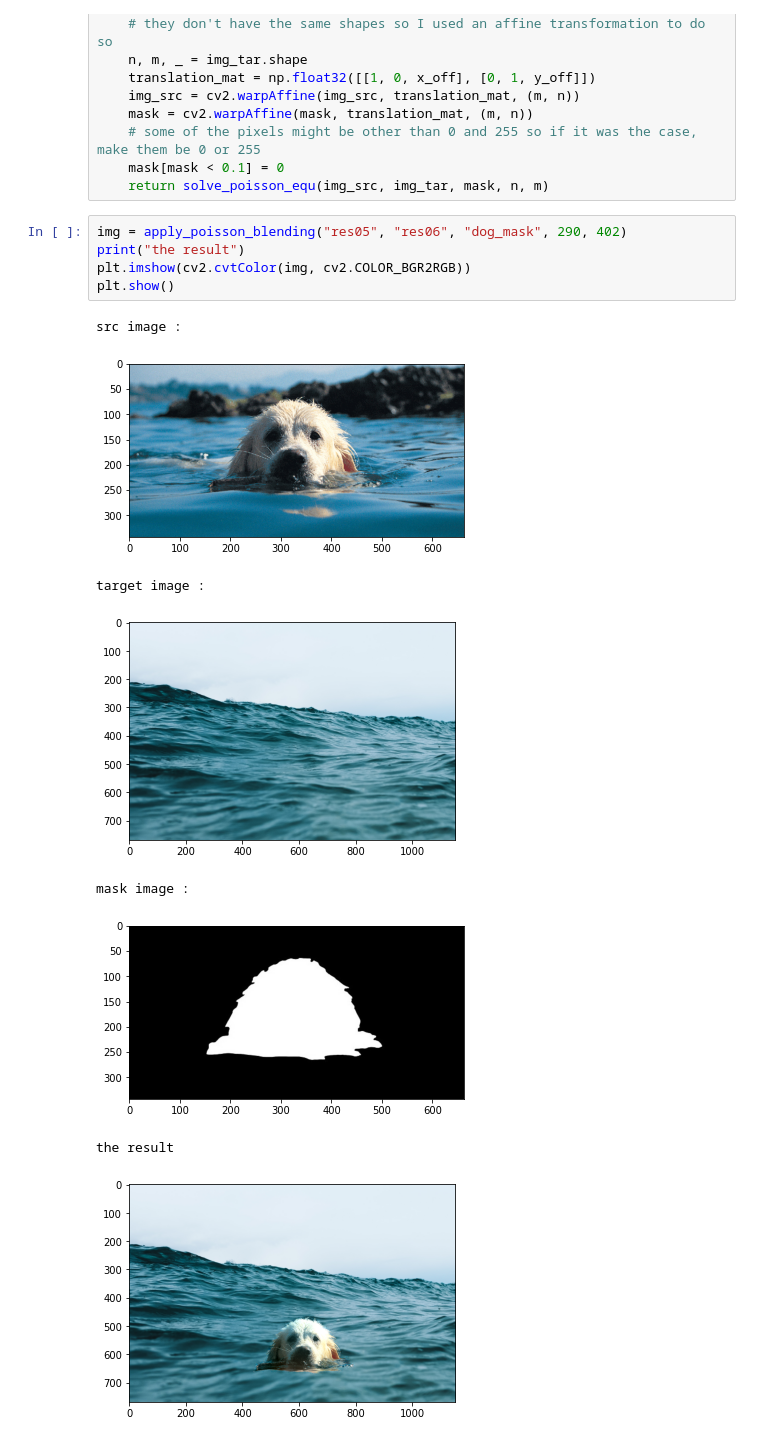
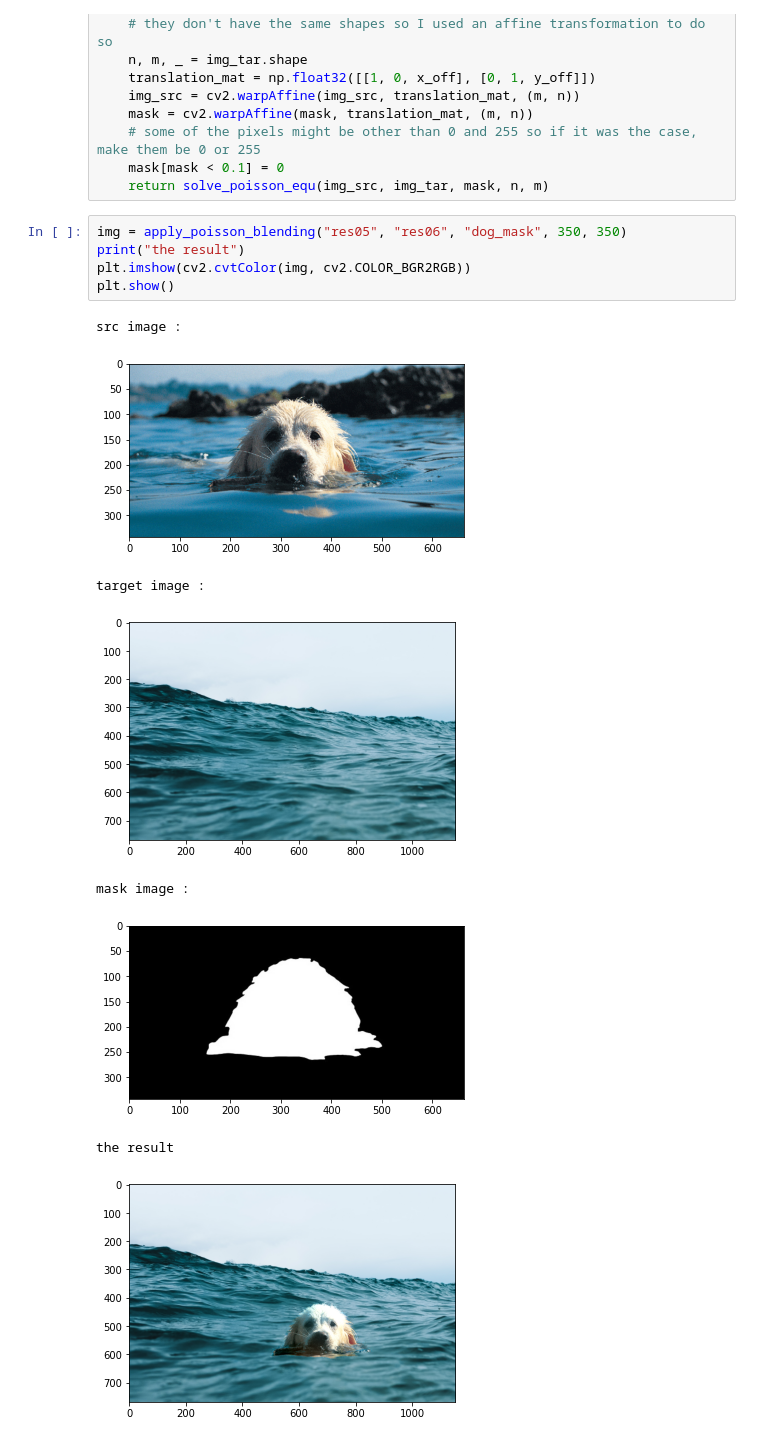
Before and after one commit to Lachin7/Image_Processing_Course, a Jupyter notebook: hw5/questions/q2.ipynb, the cells around one changed output. Cells and saved outputs as stored; diff of their text form.

```diff
--- a/hw5/questions/q2.ipynb
+++ b/hw5/questions/q2.ipynb
@@ -79,16 +79,16 @@ def apply_poisson_blending(src_name, tar_name, mask_name, x_off, y_off):
     mask[mask < 0.1] = 0
     return solve_poisson_equ(img_src, img_tar, mask, n, m)
 # %%
-img = apply_poisson_blending("res05", "res06", "dog_mask", 290, 402)
+img = apply_poisson_blending("res05", "res06", "dog_mask", 350, 350)
 print("the result")
 plt.imshow(cv2.cvtColor(img, cv2.COLOR_BGR2RGB))
 plt.show()
 # %% [output]
 src image :
 [figure]
 target image :
 [figure]
 mask image :
 [figure]
 the result
-[figure, old version]
+[figure, new version]
```
Also changed, not shown: parts of 1 cell of this notebook, 9 other files.
